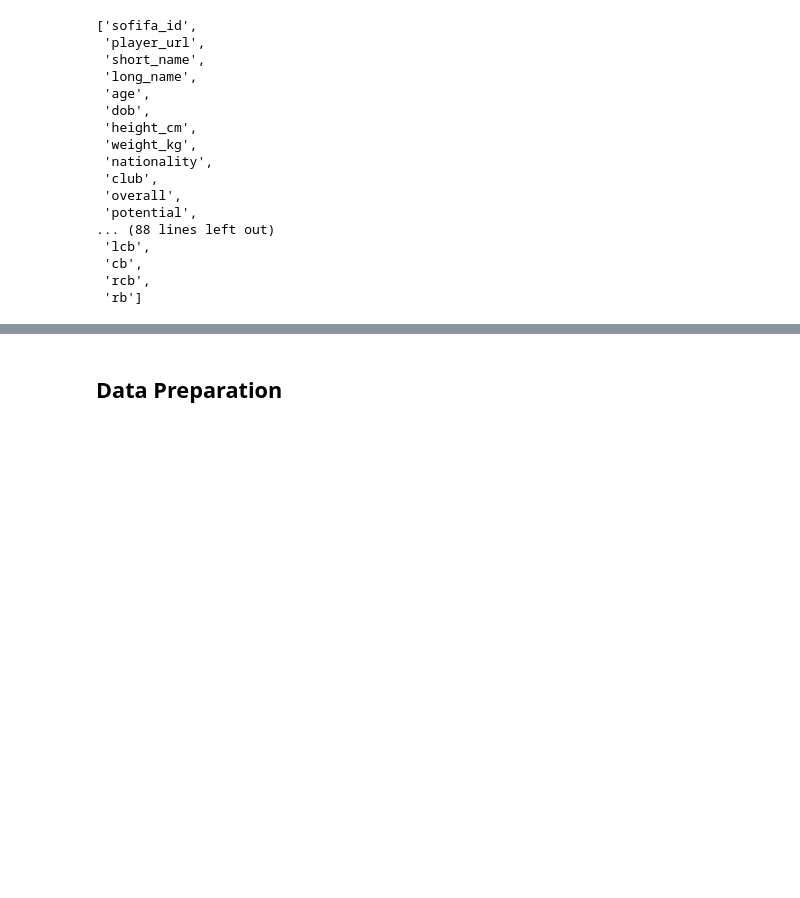
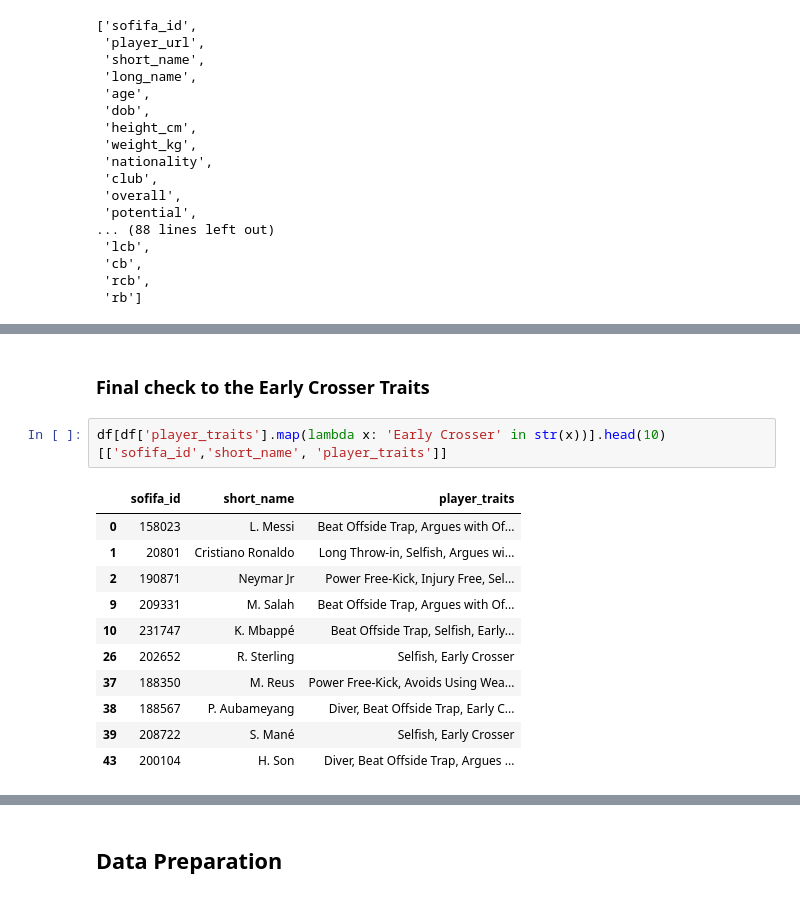
Before and after one commit to desenfirman/machine-learning-zoomcamp, a Jupyter notebook: .__MIDTERM__/notebook.ipynb, the cells around one changed output, grey strips where cells are left out. Saved outputs shown, nothing was run; the diff lists cells and outputs as text; blank space fills up the shorter version.

```diff
--- a/.__MIDTERM__/notebook.ipynb
+++ b/.__MIDTERM__/notebook.ipynb
@@ -110,3 +110,19 @@ Feature
 
 Target
 - player_traits (only select the 'Early Crosser')
+# %% [markdown]
+### Final check to the Early Crosser Traits
+# %%
+df[df['player_traits'].map(lambda x: 'Early Crosser' in str(x))].head(10)[['sofifa_id','short_name', 'player_traits']]
+# %% [output]
+|  | sofifa_id | short_name | player_traits |
+| 0 | 158023 | L. Messi | Beat Offside Trap, Argues with Of... |
+| 1 | 20801 | Cristiano Ronaldo | Long Throw-in, Selfish, Argues wi... |
+| 2 | 190871 | Neymar Jr | Power Free-Kick, Injury Free, Sel... |
+| 9 | 209331 | M. Salah | Beat Offside Trap, Argues with Of... |
+| 10 | 231747 | K. Mbappé | Beat Offside Trap, Selfish, Early... |
+| 26 | 202652 | R. Sterling | Selfish, Early Crosser |
+| 37 | 188350 | M. Reus | Power Free-Kick, Avoids Using Wea... |
+| 38 | 188567 | P. Aubameyang | Diver, Beat Offside Trap, Early C... |
+| 39 | 208722 | S. Mané | Selfish, Early Crosser |
+| 43 | 200104 | H. Son | Diver, Beat Offside Trap, Argues ... |
```
Also changed, not shown: parts of 23 cells of this notebook, 3 other files.
